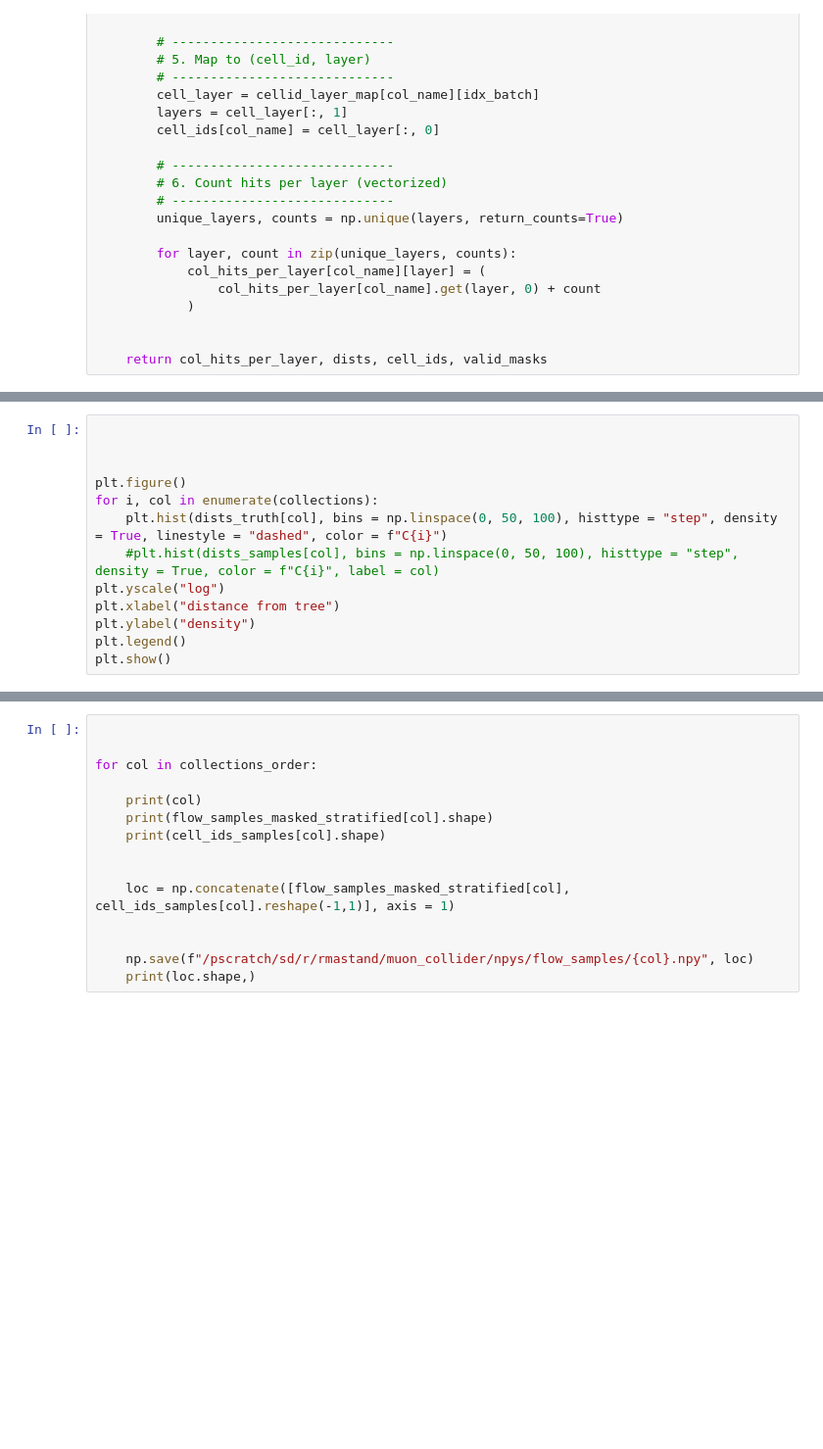
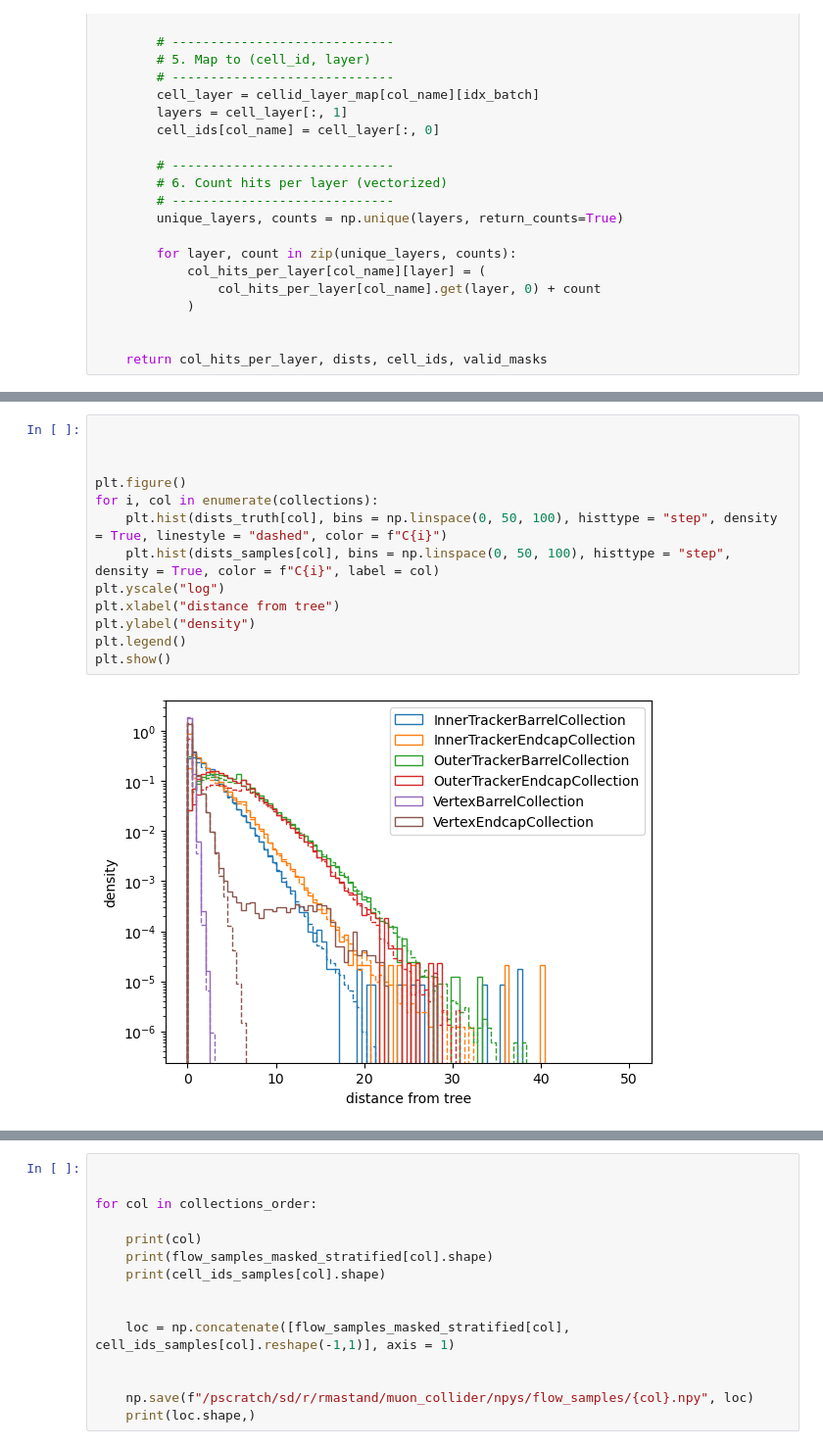
Before and after one commit to rmastand/fast_tracker_BIBgen_mucoll, a Jupyter notebook: assign_cell_ID.ipynb, the cells around one changed output, grey strips where cells are left out. Shown at 98% size. Drawn from its saved outputs; the diff is of its cells as text; blank space fills up the shorter version.

Commit message:
better plot

```diff
--- a/assign_cell_ID.ipynb
+++ b/assign_cell_ID.ipynb
@@ -228,16 +252,18 @@ col_hits_per_layer_truth, dists_truth, cell_ids_truth, valid_mask = get_col_hits
 # %%
 
 
 
 plt.figure()
 for i, col in enumerate(collections):
     plt.hist(dists_truth[col], bins = np.linspace(0, 50, 100), histtype = "step", density = True, linestyle = "dashed", color = f"C{i}")
-    #plt.hist(dists_samples[col], bins = np.linspace(0, 50, 100), histtype = "step", density = True, color = f"C{i}", label = col)
+    plt.hist(dists_samples[col], bins = np.linspace(0, 50, 100), histtype = "step", density = True, color = f"C{i}", label = col)
 plt.yscale("log")
 plt.xlabel("distance from tree")
 plt.ylabel("density")
 plt.legend()
 plt.show()
+# %% [output]
+[figure, added]
 # %%
 collections_order = [
     'VertexBarrelCollection',
```
Also changed, not shown: parts of 5 cells of this notebook, 1 other file.
